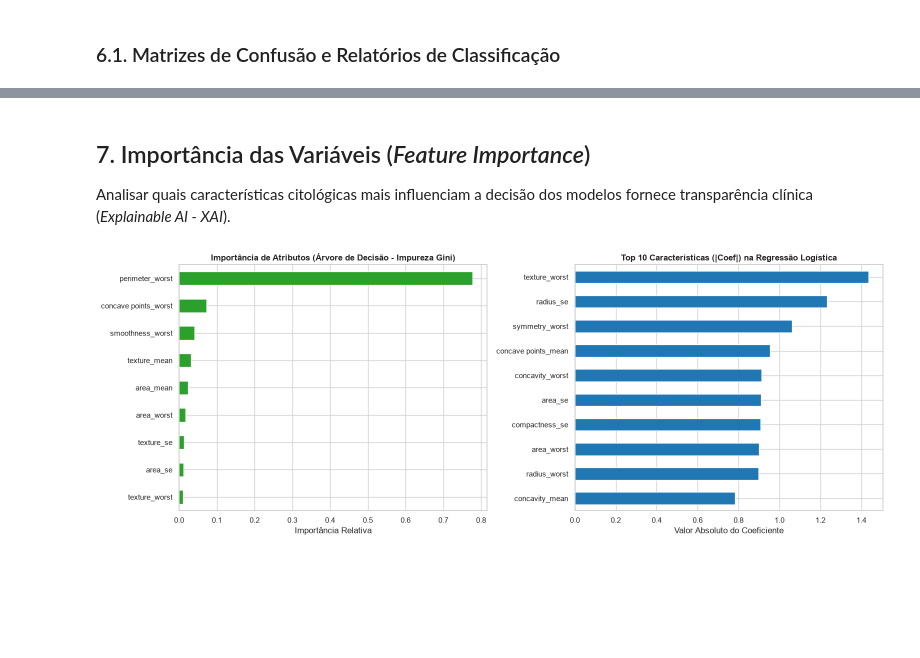
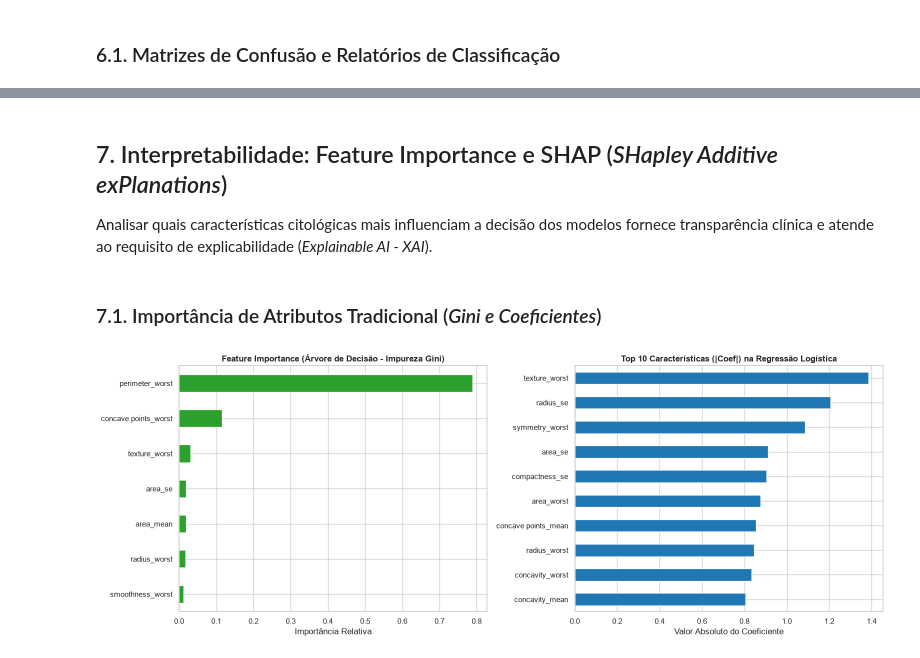
Before and after one commit to brunomirandadev/pos-tech-ia-devs-tc-fase1, a Jupyter notebook: notebook/analise_diagnostico.ipynb, the cells around one changed output, grey strips where cells are left out. Drawn from its saved outputs; the diff is of its cells as text; code cells hidden in the pictures; blank space fills up the shorter version.

```diff
--- a/notebook/analise_diagnostico.ipynb
+++ b/notebook/analise_diagnostico.ipynb
@@ -242,10 +275,0 @@ Treinaremos e avaliaremos dois algoritmos supervisionados de classificação:
-# %%
-# 1. Regressão Logística
-modelo_lr = LogisticRegression(max_iter=1000, random_state=42)
-modelo_lr.fit(X_train_scaled, y_train)
-
-# 2. Árvore de Decisão (profundidade controlada para evitar sobreajuste)
-modelo_dt = DecisionTreeClassifier(max_depth=4, min_samples_split=5, random_state=42)
-modelo_dt.fit(X_train, y_train)  # Árvores não requerem dados escalados
-
-print("Modelos de Regressão Logística e Árvore de Decisão treinados com sucesso!")
@@ -261,0 +276,23 @@ No contexto clínico hospitalar:
+# %%
+# Treinamento nos dados de Treino
+pipeline_lr.fit(X_train, y_train)
+pipeline_dt.fit(X_train, y_train)
+
+# Avaliação no Conjunto de Validação
+y_val_pred_lr = pipeline_lr.predict(X_val)
+y_val_proba_lr = pipeline_lr.predict_proba(X_val)[:, 1]
+
+y_val_pred_dt = pipeline_dt.predict(X_val)
+y_val_proba_dt = pipeline_dt.predict_proba(X_val)[:, 1]
+
+metricas_val = {
+    "Acurácia (Val)": [accuracy_score(y_val, y_val_pred_lr), accuracy_score(y_val, y_val_pred_dt)],
+    "Precisão (Val)": [precision_score(y_val, y_val_pred_lr), precision_score(y_val, y_val_pred_dt)],
+    "Recall (Val)":   [recall_score(y_val, y_val_pred_lr), recall_score(y_val, y_val_pred_dt)],
+    "F1-Score (Val)": [f1_score(y_val, y_val_pred_lr), f1_score(y_val, y_val_pred_dt)],
+    "ROC-AUC (Val)":  [roc_auc_score(y_val, y_val_proba_lr), roc_auc_score(y_val, y_val_proba_dt)]
+}
+
+df_val = pd.DataFrame(metricas_val, index=["Regressão Logística", "Árvore de Decisão"])
+print("--- DESEMPENHO NO CONJUNTO DE VALIDAÇÃO ---")
+display(df_val)
@@ -338,26 +392,31 @@ weighted avg       0.91      0.90      0.90       114
 # %% [markdown]
-## 7. Importância das Variáveis (*Feature Importance*)
+## 7. Interpretabilidade: Feature Importance e SHAP (*SHapley Additive exPlanations*)
 
-Analisar quais características citológicas mais influenciam a decisão dos modelos fornece transparência clínica (*Explainable AI - XAI*).
+Analisar quais características citológicas mais influenciam a decisão dos modelos fornece transparência clínica e atende ao requisito de explicabilidade (*Explainable AI - XAI*).
+# %% [markdown]
+### 7.1. Importância de Atributos Tradicional (*Gini e Coeficientes*)
 # %%
+dt_model = pipeline_dt.named_steps['classifier']
+lr_model = pipeline_lr.named_steps['classifier']
+
 # Importâncias da Árvore de Decisão
-importancias_dt = pd.Series(modelo_dt.feature_importances_, index=X.columns)
+importancias_dt = pd.Series(dt_model.feature_importances_, index=X.columns)
 top_dt = importancias_dt[importancias_dt > 0].sort_values(ascending=True)
 
 # Top 10 Coeficientes em Magnitude da Regressão Logística
-coef_lr = pd.Series(np.abs(modelo_lr.coef_[0]), index=X.columns).sort_values(ascending=True).tail(10)
+coef_lr = pd.Series(np.abs(lr_model.coef_[0]), index=X.columns).sort_values(ascending=True).tail(10)
 
 fig, axes = plt.subplots(1, 2, figsize=(16, 6))
 
 top_dt.plot(kind='barh', color='#2ca02c', ax=axes[0])
-axes[0].set_title("Importância de Atributos (Árvore de Decisão - Impureza Gini)", fontweight='bold')
+axes[0].set_title("Feature Importance (Árvore de Decisão - Impureza Gini)", fontweight='bold')
 axes[0].set_xlabel("Importância Relativa")
 
 coef_lr.plot(kind='barh', color='#1f77b4', ax=axes[1])
 axes[1].set_title("Top 10 Características (|Coef|) na Regressão Logística", fontweight='bold')
 axes[1].set_xlabel("Valor Absoluto do Coeficiente")
 
 plt.tight_layout()
 plt.show()
 # %% [output]
-[figure, old version]
+[figure, new version]
```
Also changed, not shown: parts of 22 cells of this notebook, 14 other files.
